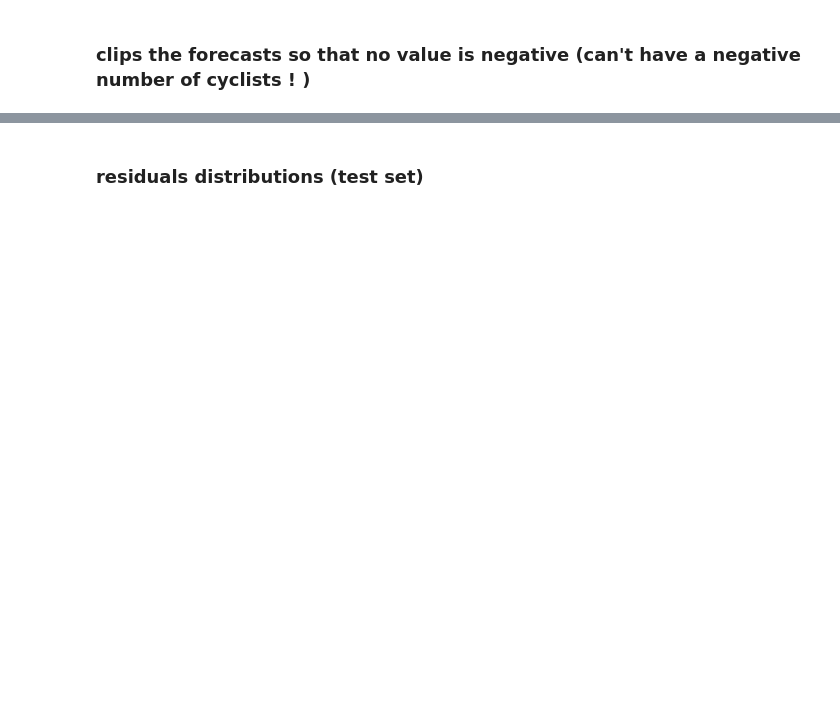
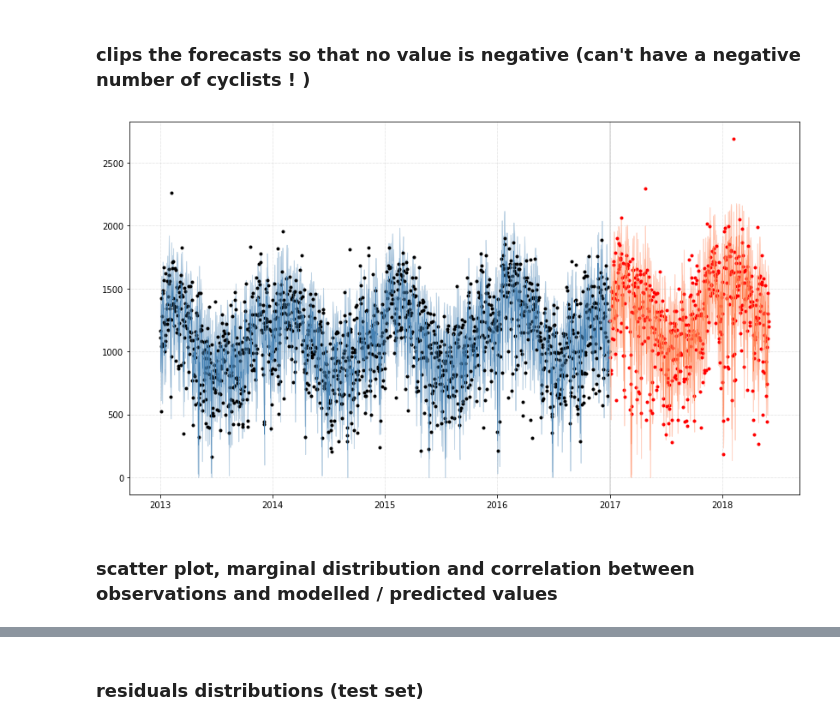
Before and after one commit to nicolasfauchereau/Auckland_Cycling, a Jupyter notebook: notebooks/Auckland_cycling_and_weather.ipynb, the cells around one changed output, grey strips where cells are left out. Drawn from its saved outputs; the diff is of its cells as text; code cells hidden in the pictures; blank space fills up the shorter version.

```diff
--- a/notebooks/Auckland_cycling_and_weather.ipynb
+++ b/notebooks/Auckland_cycling_and_weather.ipynb
@@ -487,12 +677,12 @@ wind = wind.interpolate(method='linear')
 # %% [markdown]
 ### adds the climate regressors to the data
 # %%
-data_with_regressors = add_regressor(data, temp, varname='temp')
+data_with_regressors = utils.add_regressor(data, temp, varname='temp')
 # %%
-data_with_regressors = add_regressor(data_with_regressors, rain, varname='rain')
+data_with_regressors = utils.add_regressor(data_with_regressors, rain, varname='rain')
 # %%
-data_with_regressors = add_regressor(data_with_regressors, sun, varname='sun')
+data_with_regressors = utils.add_regressor(data_with_regressors, sun, varname='sun')
 # %%
-data_with_regressors = add_regressor(data_with_regressors, wind, varname='wind')
+data_with_regressors = utils.add_regressor(data_with_regressors, wind, varname='wind')
 # %%
 data_with_regressors.head()
@@ -549,6 +779,10 @@ verif.loc[:,'yhat'] = verif.yhat.clip_lower(0)
 # %%
 verif.loc[:,'yhat_lower'] = verif.yhat_lower.clip_lower(0)
 # %%
-f =  plot_verif(verif)
+f =  utils.plot_verif(verif)
+# %% [output]
+[figure, added]
+# %% [markdown]
+### scatter plot, marginal distribution and correlation between observations and modelled / predicted values
 # %%
 utils.plot_joint_plot(verif.loc[:'2017',:], title='train set', fname='train_set_joint_plot_climate')
```
Also changed, not shown: parts of 69 cells of this notebook.
